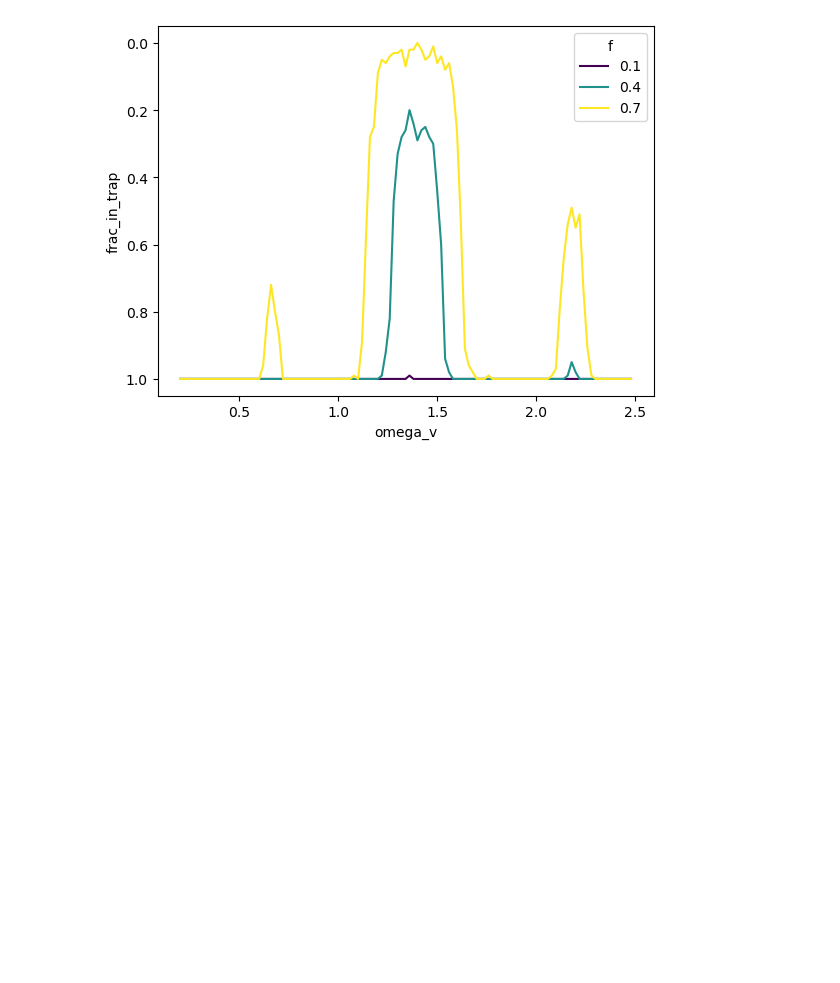
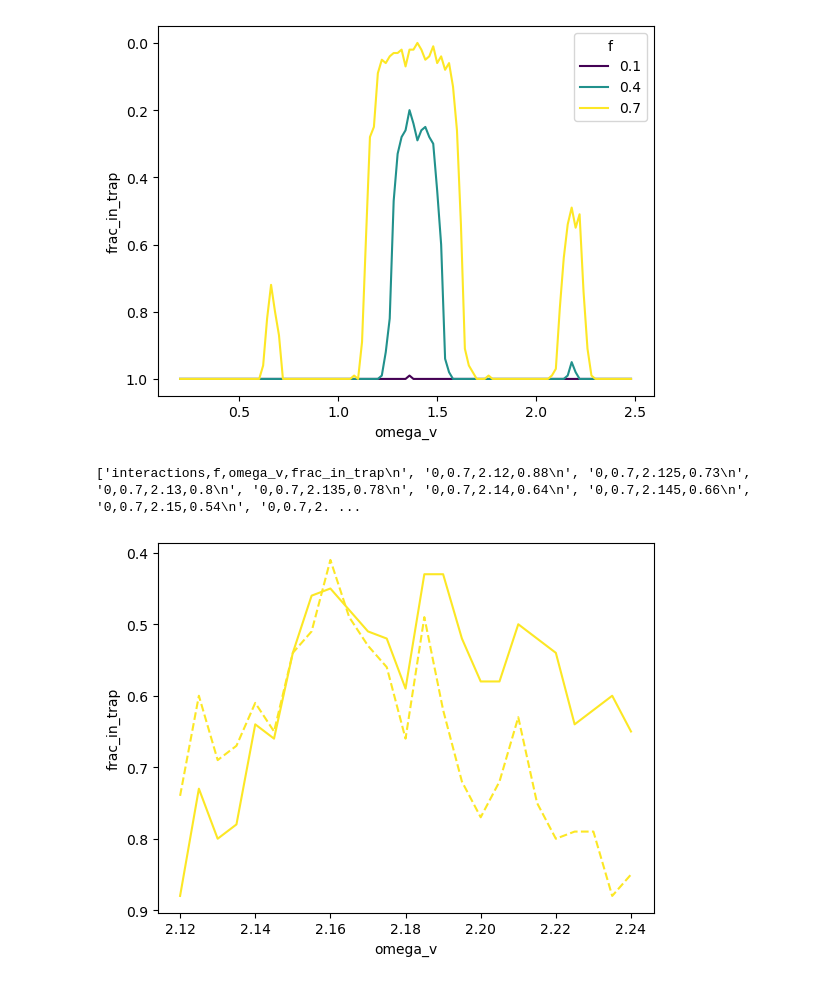
Before and after one commit to Johannesfjeldsaa/FYS3150_projects, a Jupyter notebook: Project3/solutions/plotting.ipynb, the cells around one changed output. Cells and saved outputs as stored; diff of their text form; code cells hidden in the pictures; blank space fills up the shorter version.

```diff
--- a/Project3/solutions/plotting.ipynb
+++ b/Project3/solutions/plotting.ipynb
@@ -369,7 +369,7 @@ plt.show()
 # %% [markdown]
 An increas in $f$ will increas the magnitude of the scaling of $V_0$ done by $(1+fcos(\omega t))$. As a result the ratio $\frac{(B_0d)^{2}}{V_0}$ is decreased and the Penning Trap becomes less stable for a given particle.
 # %%
-with open(os.path.join(output_dir, 'problem_9.out'), 'r') as f:
+with open(os.path.join(output_dir, 'problem_9_fullfqscan.out'), 'r') as f:
     lines = f.readlines()
 
 df = pd.DataFrame([line.strip().split(",") for line in lines[1:]])
@@ -392,3 +392,39 @@ sns.lineplot(
 ax.invert_yaxis()
 # %% [output]
 [figure]
+# %%
+with open(os.path.join(output_dir, 'problem_9.out'), 'r') as f:
+    lines = f.readlines()
+
+lines = [line for indx, line in enumerate(lines) if indx != 26]
+print(lines)
+# %% [output]
+['interactions,f,omega_v,frac_in_trap\n', '0,0.7,2.12,0.88\n', '0,0.7,2.125,0.73\n', '0,0.7,2.13,0.8\n', '0,0.7,2.135,0.78\n', '0,0.7,2.14,0.64\n', '0,0.7,2.145,0.66\n', '0,0.7,2.15,0.54\n', '0,0.7,2. ...
+# %%
+with open(os.path.join(output_dir, 'problem_9.out'), 'r') as f:
+    lines = f.readlines()
+
+lines = [line for indx, line in enumerate(lines) if indx != 26]
+
+df = pd.DataFrame([line.strip().split(",") for line in lines[1:]])
+df.columns = [col.strip() for col in lines[0].strip().split(",")]
+for col in df.columns:
+    df[col] = df[col].astype(float)
+
+
+
+fig, ax = plt.subplots()
+linestyles = ['solid', 'dashed']
+for i in [0, 1]:
+    plot_df = df[df['interactions'] == i]
+    sns.lineplot(
+        data=plot_df,
+        x='omega_v',
+        y='frac_in_trap',
+        ax=ax,
+        color='#fce724',
+        linestyle=linestyles[i],
+        )
+ax.invert_yaxis()
+# %% [output]
+[figure, added]
```
Also changed, not shown: 1 other file.
